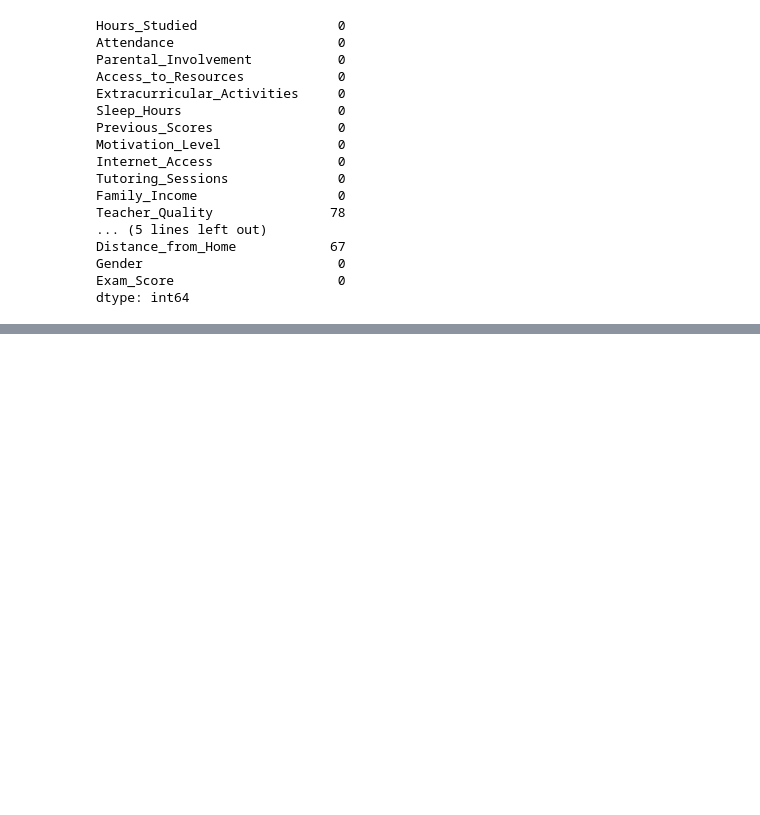
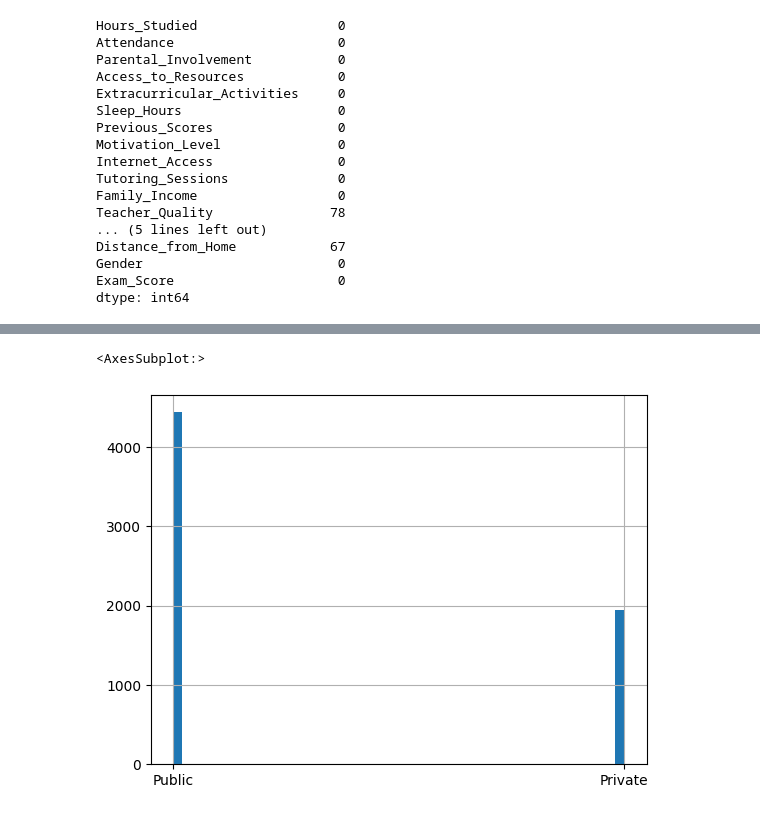
Before and after one commit to LSouzaAndrade/TechChallenge3, a Jupyter notebook: notebook.ipynb, the cells around one changed output, grey strips where cells are left out. Cells and saved outputs as stored; diff of their text form; code cells hidden in the pictures; blank space fills up the shorter version.

```diff
--- a/notebook.ipynb
+++ b/notebook.ipynb
@@ -76,0 +330,5 @@ dtype: int64
+# %%
+df['School_Type'].hist(bins=50)
+# %% [output]
+<AxesSubplot:>
+[figure, added]
```
Also changed, not shown: parts of 56 cells of this notebook.
